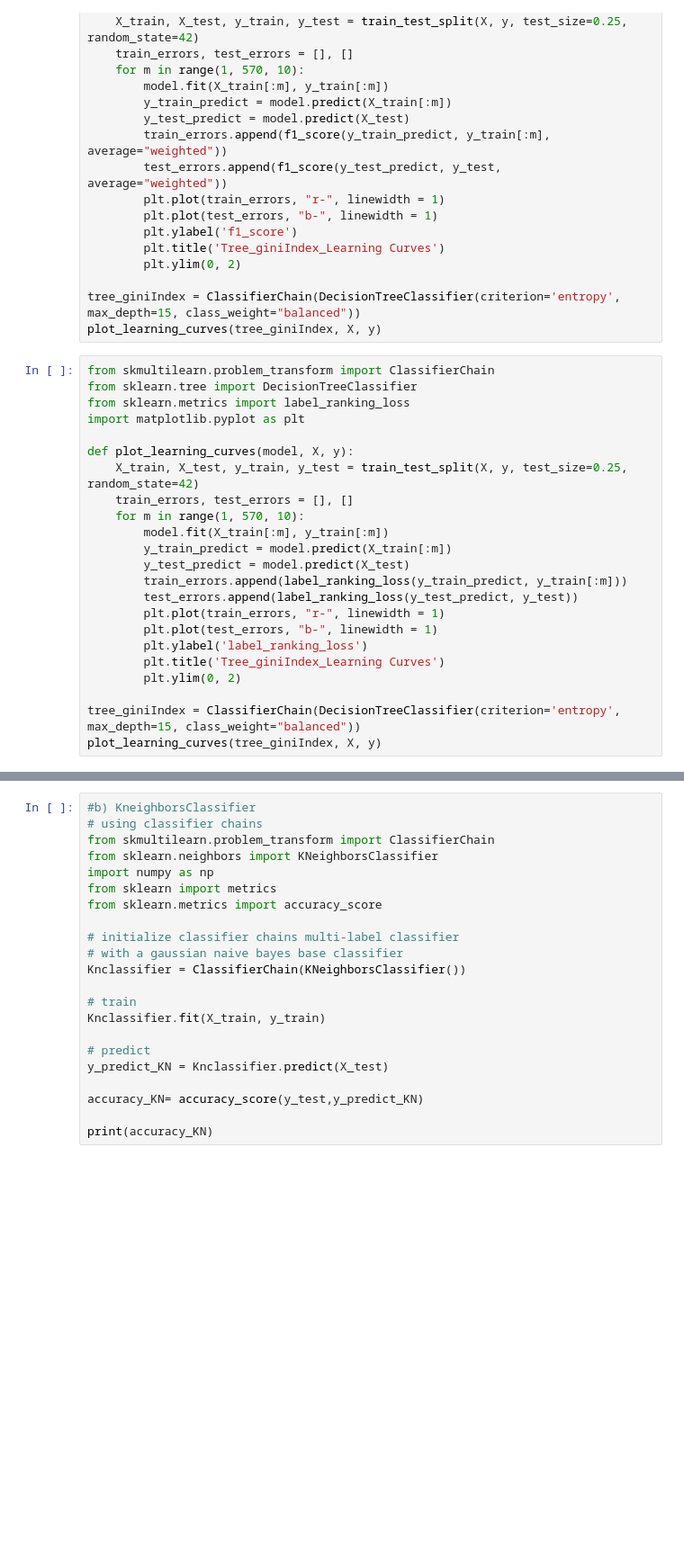
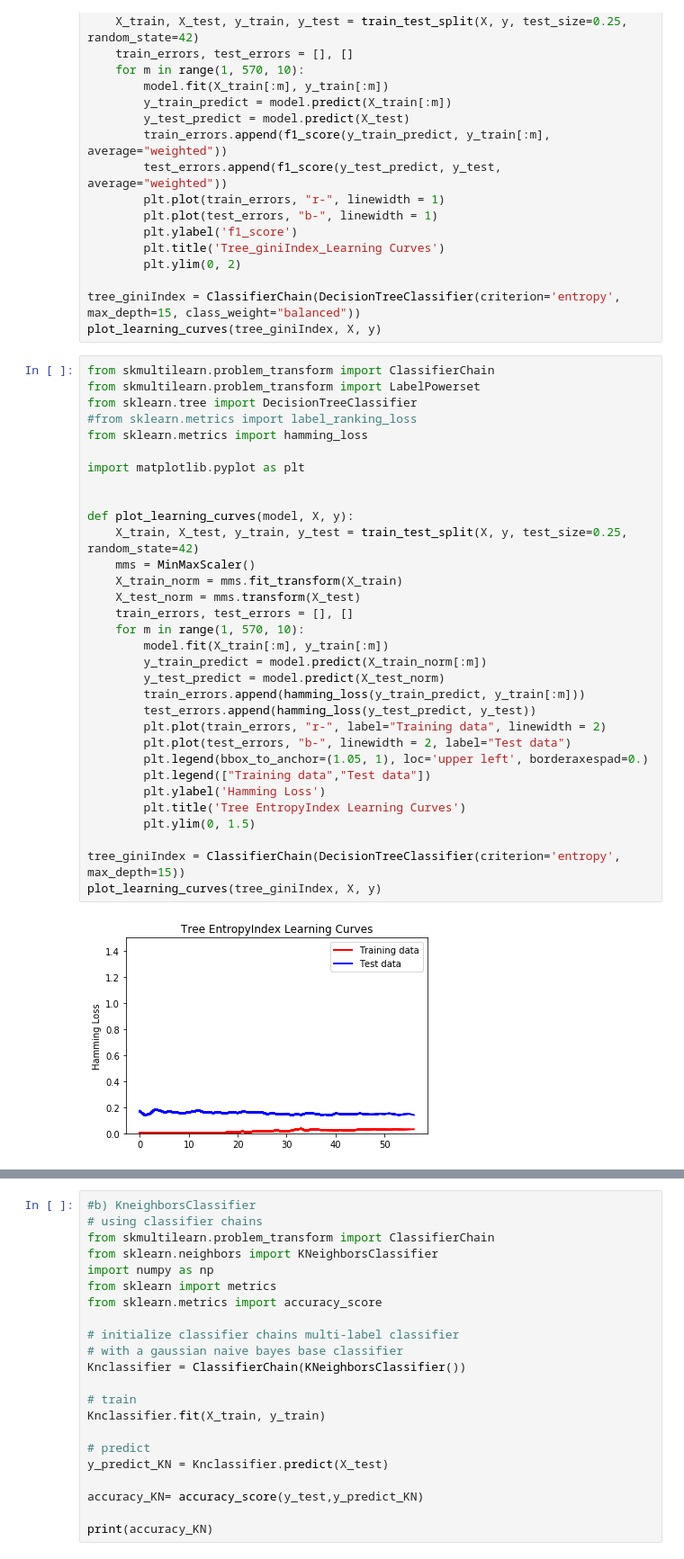
Before and after one commit to ppseguel/jobskillmatching, a Jupyter notebook: industry_script.ipynb, the cells around one changed output, grey strips where cells are left out. Shown: that part at 90% size. Drawn from its saved outputs; the diff is of its cells as text; blank space fills up the shorter version.

```diff
--- a/industry_script.ipynb
+++ b/industry_script.ipynb
@@ -702,24 +727,35 @@ tree_giniIndex = ClassifierChain(DecisionTreeClassifier(criterion='entropy', max
 plot_learning_curves(tree_giniIndex, X, y)
 # %%
 from skmultilearn.problem_transform import ClassifierChain
+from skmultilearn.problem_transform import LabelPowerset
 from sklearn.tree import DecisionTreeClassifier
-from sklearn.metrics import label_ranking_loss
+#from sklearn.metrics import label_ranking_loss
+from sklearn.metrics import hamming_loss
+
 import matplotlib.pyplot as plt
+
 
 def plot_learning_curves(model, X, y):
     X_train, X_test, y_train, y_test = train_test_split(X, y, test_size=0.25, random_state=42)
+    mms = MinMaxScaler()
+    X_train_norm = mms.fit_transform(X_train)
+    X_test_norm = mms.transform(X_test)
     train_errors, test_errors = [], []
     for m in range(1, 570, 10):
         model.fit(X_train[:m], y_train[:m])
-        y_train_predict = model.predict(X_train[:m])
-        y_test_predict = model.predict(X_test)
-        train_errors.append(label_ranking_loss(y_train_predict, y_train[:m]))
-        test_errors.append(label_ranking_loss(y_test_predict, y_test))
-        plt.plot(train_errors, "r-", linewidth = 1)
-        plt.plot(test_errors, "b-", linewidth = 1)
-        plt.ylabel('label_ranking_loss')
-        plt.title('Tree_giniIndex_Learning Curves')
-        plt.ylim(0, 2)
+        y_train_predict = model.predict(X_train_norm[:m])
+        y_test_predict = model.predict(X_test_norm)
+        train_errors.append(hamming_loss(y_train_predict, y_train[:m]))
+        test_errors.append(hamming_loss(y_test_predict, y_test))
+        plt.plot(train_errors, "r-", label="Training data", linewidth = 2)
+        plt.plot(test_errors, "b-", linewidth = 2, label="Test data")
+        plt.legend(bbox_to_anchor=(1.05, 1), loc='upper left', borderaxespad=0.)
+        plt.legend(["Training data","Test data"])
+        plt.ylabel('Hamming Loss')
+        plt.title('Tree EntropyIndex Learning Curves')
+        plt.ylim(0, 1.5)
 
-tree_giniIndex = ClassifierChain(DecisionTreeClassifier(criterion='entropy', max_depth=15, class_weight="balanced"))
+tree_giniIndex = ClassifierChain(DecisionTreeClassifier(criterion='entropy', max_depth=15))
 plot_learning_curves(tree_giniIndex, X, y)
+# %% [output]
+[figure, added]
```
Also changed, not shown: parts of 27 cells of this notebook.
